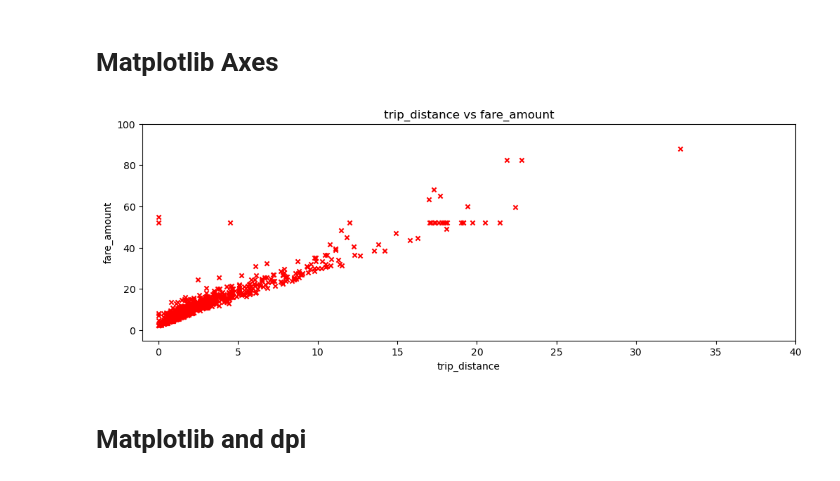
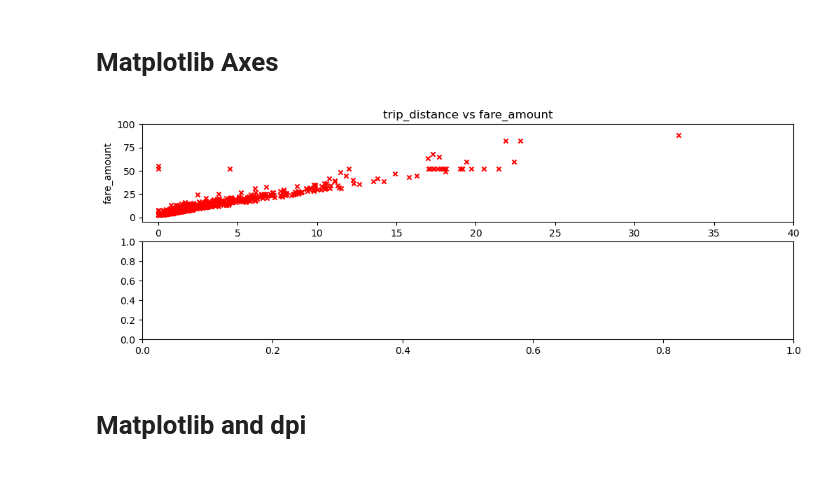
Before and after one commit to AndiCupallariCU/eods-f2023, a Jupyter notebook: notebooks/eods-week03-pandas_visualization_dataexploration.ipynb, the cells around one changed output. Drawn from its saved outputs; the diff is of its cells as text; code cells hidden in the pictures.

```diff
--- a/notebooks/eods-week03-pandas_visualization_dataexploration.ipynb
+++ b/notebooks/eods-week03-pandas_visualization_dataexploration.ipynb
@@ -1086,24 +1093,24 @@ import matplotlib.pyplot as plt
 # %% [markdown]
 # Matplotlib Axes
 # %%
-fig,ax = plt.subplots(1,1,figsize=(12,4)) # set the figure size
+fig,(ax,ax1) = plt.subplots(2,1,figsize=(12,4)) # set the figure size
 (
     df_taxi
     .plot.scatter(
         x = 'trip_distance',
         y = 'fare_amount',
         marker='x',
         color='red',
         ax=ax
     )
 )
 ax.set_xlabel('trip_distance') # set x and y axis labels
 ax.set_ylabel('fare_amount')
 ax.set_xlim([-1,40]) # set x and y axis limits
 ax.set_ylim([-5,100])
 ax.set_title('trip_distance vs fare_amount'); # set axis title
 # %% [output]
-[figure, old version]
+[figure, new version]
 # %% [markdown]
 # Matplotlib and dpi
 # %%
```
Also changed, not shown: parts of 19 cells of this notebook, 5 other files.
